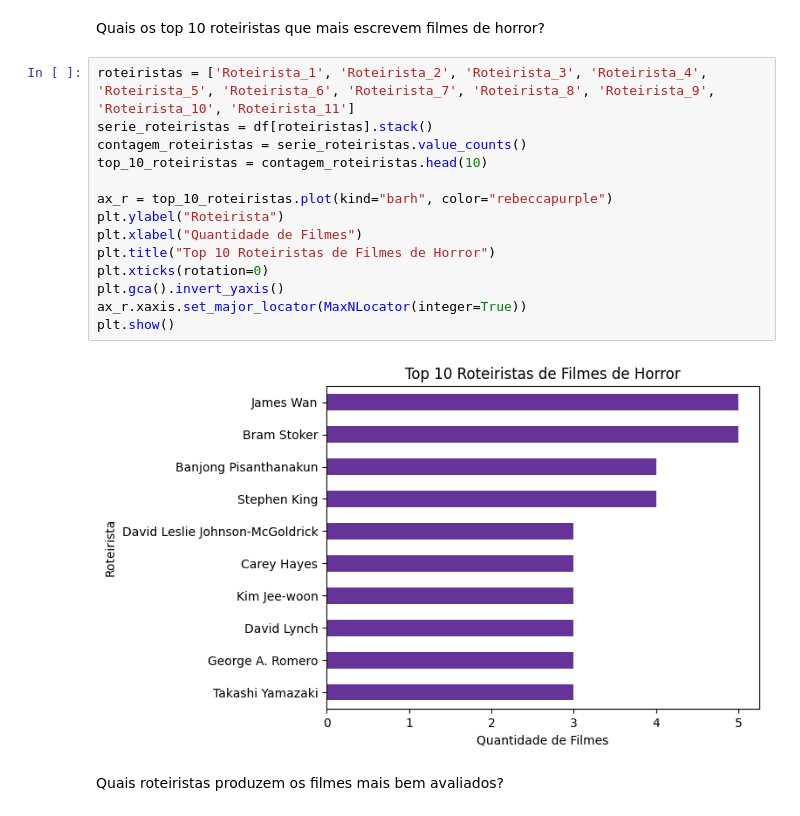
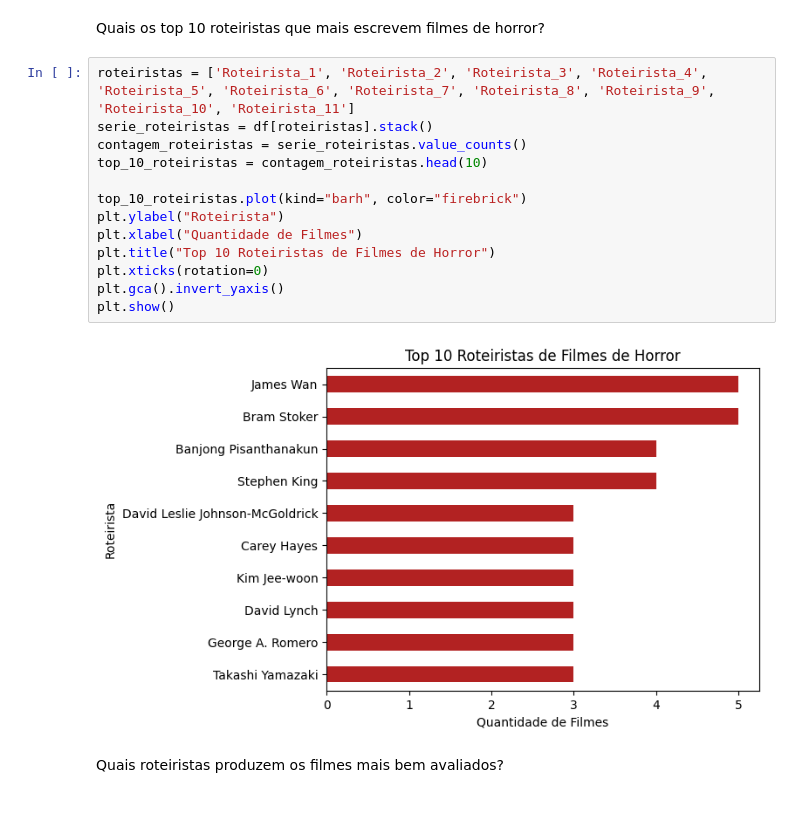
Before and after one commit to LidiMG/Mentoria_Artemisia, a Jupyter notebook: Semana_1/Horror_Movies.ipynb, the cells around one changed output. Drawn from its saved outputs; the diff is of its cells as text.

```diff
--- a/Semana_1/Horror_Movies.ipynb
+++ b/Semana_1/Horror_Movies.ipynb
@@ -322,18 +339,17 @@ Quais os top 10 roteiristas que mais escrevem filmes de horror?
 # %%
 roteiristas = ['Roteirista_1', 'Roteirista_2', 'Roteirista_3', 'Roteirista_4', 'Roteirista_5', 'Roteirista_6', 'Roteirista_7', 'Roteirista_8', 'Roteirista_9', 'Roteirista_10', 'Roteirista_11']
 serie_roteiristas = df[roteiristas].stack()
 contagem_roteiristas = serie_roteiristas.value_counts()
 top_10_roteiristas = contagem_roteiristas.head(10)
 
-ax_r = top_10_roteiristas.plot(kind="barh", color="rebeccapurple")
+top_10_roteiristas.plot(kind="barh", color="firebrick")
 plt.ylabel("Roteirista")
 plt.xlabel("Quantidade de Filmes")
 plt.title("Top 10 Roteiristas de Filmes de Horror")
 plt.xticks(rotation=0)
 plt.gca().invert_yaxis()
-ax_r.xaxis.set_major_locator(MaxNLocator(integer=True))
 plt.show()
 # %% [output]
-[figure, old version]
+[figure, new version]
 # %% [markdown]
 Quais roteiristas produzem os filmes mais bem avaliados?
```
Also changed, not shown: parts of 7 cells of this notebook, 1 other file.
